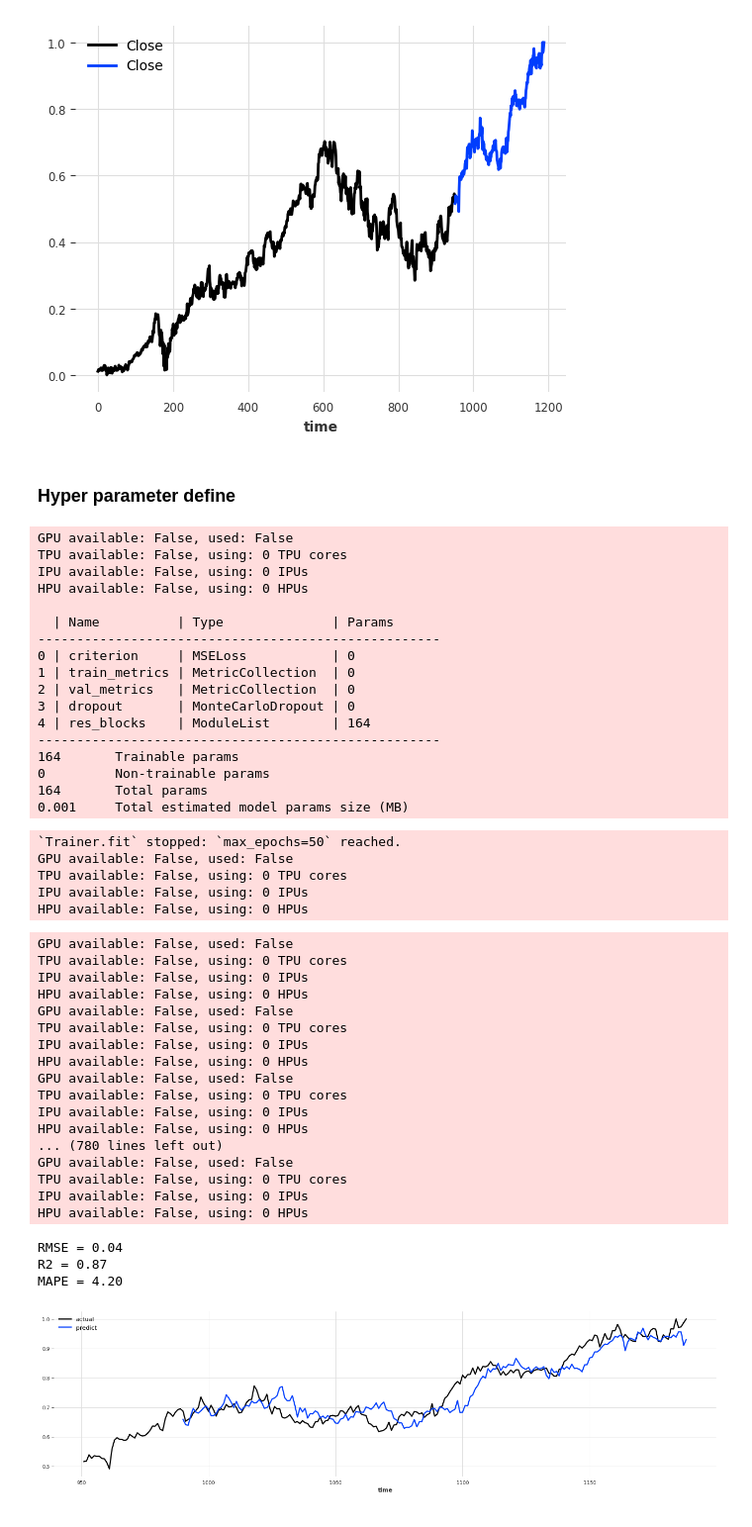
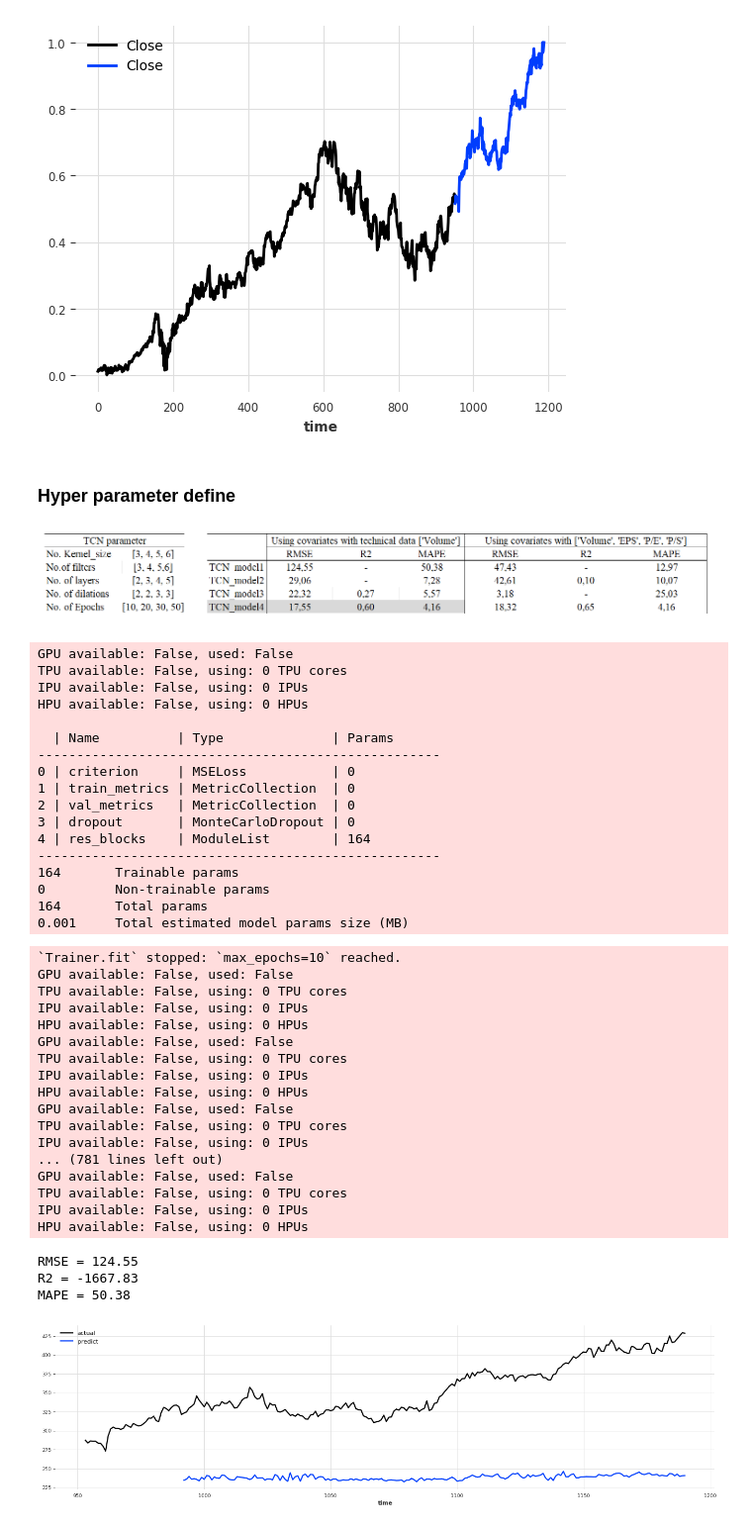
Before and after one commit to EunjinAn/TimeSeries_Project, a Jupyter notebook: model_TCN.ipynb, the cells around one changed output. Shown at 99% size. Cells and saved outputs as stored; diff of their text form; code cells hidden in the pictures.

```diff
--- a/model_TCN.ipynb
+++ b/model_TCN.ipynb
@@ -73,22 +73,16 @@ my_stopper = EarlyStopping(
 pl_trainer_kwargs={"callbacks": [my_stopper]}
 # %% [markdown]
 ### Hyper parameter define
+
+![image.png](attachment:image.png)
 # %%
 TCN_par1 = TCNModel(
     input_chunk_length=30,
     output_chunk_length=10,
-    kernel_size=3, num_filters=3, num_layers=3,
-    n_epochs=50, dropout=0.01,
-    #pl_trainer_kwargs={"callbacks": [my_stopper]}
+    kernel_size=3, num_filters=3, num_layers=3, dilation_base=2,
+    n_epochs=10
 )
-TCN_par1.fit([train['Close'], validation['Close']], past_covariates=[past_cov_train_vol, past_cov_val_vol])
-
-pred_par1 = TCN_par1.predict(
-    series=validation['Close'],
-    past_covariates=past_cov_val_vol,
-    n=10)
-pred_par1_pris = scaler.inverse_transform(pred_par1)
-pred_par1_pris.values()
+TCN_par1.fit(train['Close'], past_covariates=past_cov_train_vol)
 
 TCN_par1_pred_series = TCN_par1.historical_forecasts(
     series=validation['Close'],
@@ -97,18 +91,15 @@ TCN_par1_pred_series = TCN_par1.historical_forecasts(
     retrain=False,
     verbose=False,
 )
+pred_price = scaler.inverse_transform(TCN_par1_pred_series)
+actual_price = scaler.inverse_transform(validation['Close'])
 
-TCN_par1_rmse = rmse(validation['Close'], TCN_par1_pred_series)
-TCN_par1_r2 = r2_score(validation['Close'], TCN_par1_pred_series)
-TCN_par1_mape = mape(validation['Close'], TCN_par1_pred_series)
+TCN_par1_rmse = rmse(pred_price,actual_price )
+TCN_par1_r2 = r2_score(pred_price,actual_price )
+TCN_par1_mape = mape(pred_price,actual_price )
 print("RMSE = %.2f" % TCN_par1_rmse)
 print("R2 = %.2f" % TCN_par1_r2)
 print("MAPE = %.2f" % TCN_par1_mape)
-
-plt.figure(figsize=(20, 5), dpi=80)
-validation['Close'].plot(label="actual")
-TCN_par1_pred_series.plot(label="predict")
-plt.show()
 # %% [output]
 GPU available: False, used: False
 TPU available: False, using: 0 TPU cores
@@ -127,29 +118,30 @@ HPU available: False, using: 0 HPUs
 0         Non-trainable params
 164       Total params
 0.001     Total estimated model params size (MB)
-`Trainer.fit` stopped: `max_epochs=50` reached.
+`Trainer.fit` stopped: `max_epochs=10` reached.
 GPU available: False, used: False
 TPU available: False, using: 0 TPU cores
 IPU available: False, using: 0 IPUs
 HPU available: False, using: 0 HPUs
+GPU available: False, used: False
+TPU available: False, using: 0 TPU cores
+IPU available: False, using: 0 IPUs
+HPU available: False, using: 0 HPUs
+GPU available: False, used: False
+TPU available: False, using: 0 TPU cores
+IPU available: False, using: 0 IPUs
+... (781 lines left out)
+GPU available: False, used: False
+TPU available: False, using: 0 TPU cores
+IPU available: False, using: 0 IPUs
+HPU available: False, using: 0 HPUs
-GPU available: False, used: False
-TPU available: False, using: 0 TPU cores
-IPU available: False, using: 0 IPUs
-HPU available: False, using: 0 HPUs
-GPU available: False, used: False
-TPU available: False, using: 0 TPU cores
-IPU available: False, using: 0 IPUs
-HPU available: False, using: 0 HPUs
-GPU available: False, used: False
-TPU available: False, using: 0 TPU cores
-IPU available: False, using: 0 IPUs
-HPU available: False, using: 0 HPUs
-... (780 lines left out)
-GPU available: False, used: False
-TPU available: False, using: 0 TPU cores
-IPU available: False, using: 0 IPUs
-HPU available: False, using: 0 HPUs
+RMSE = 124.55
+R2 = -1667.83
+MAPE = 50.38
-RMSE = 0.04
-R2 = 0.87
-MAPE = 4.20
-[figure, removed]
+# %%
+plt.figure(figsize=(20, 5), dpi=80)
+actual_price.plot(label="actual")
+pred_price.plot(label="predict")
+plt.show()
+# %% [output]
+[figure, added]
```
Also changed, not shown: parts of 9 cells of this notebook, 5 other files.
